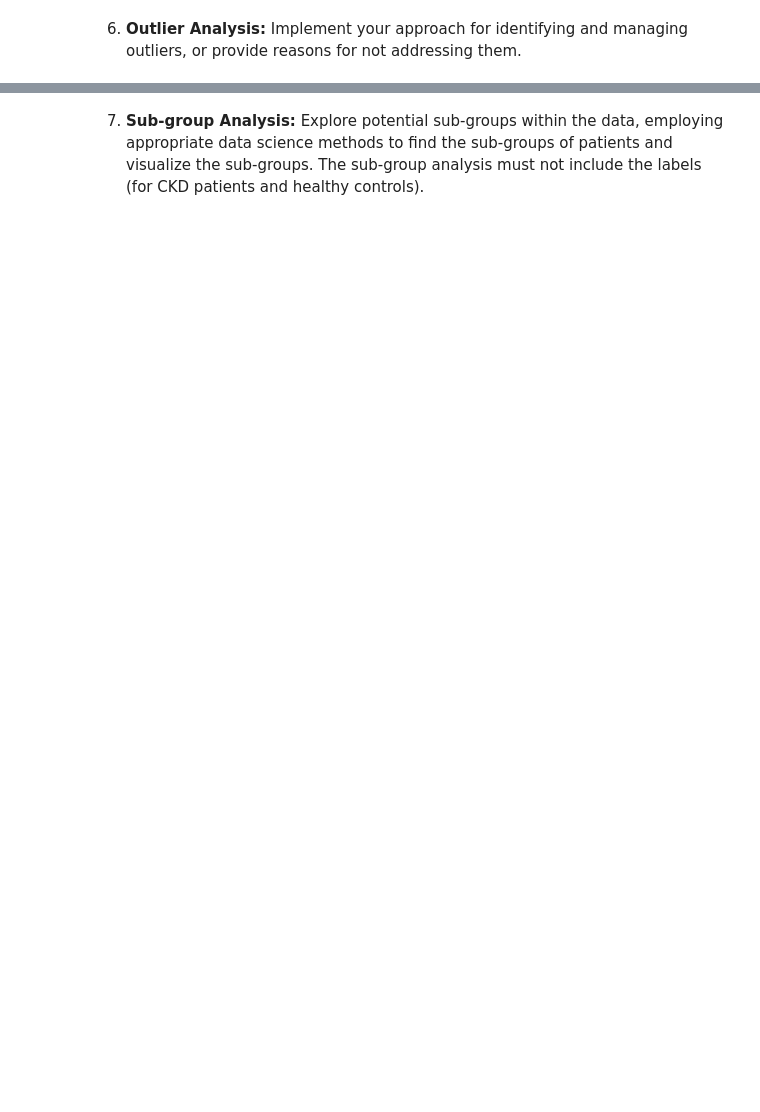
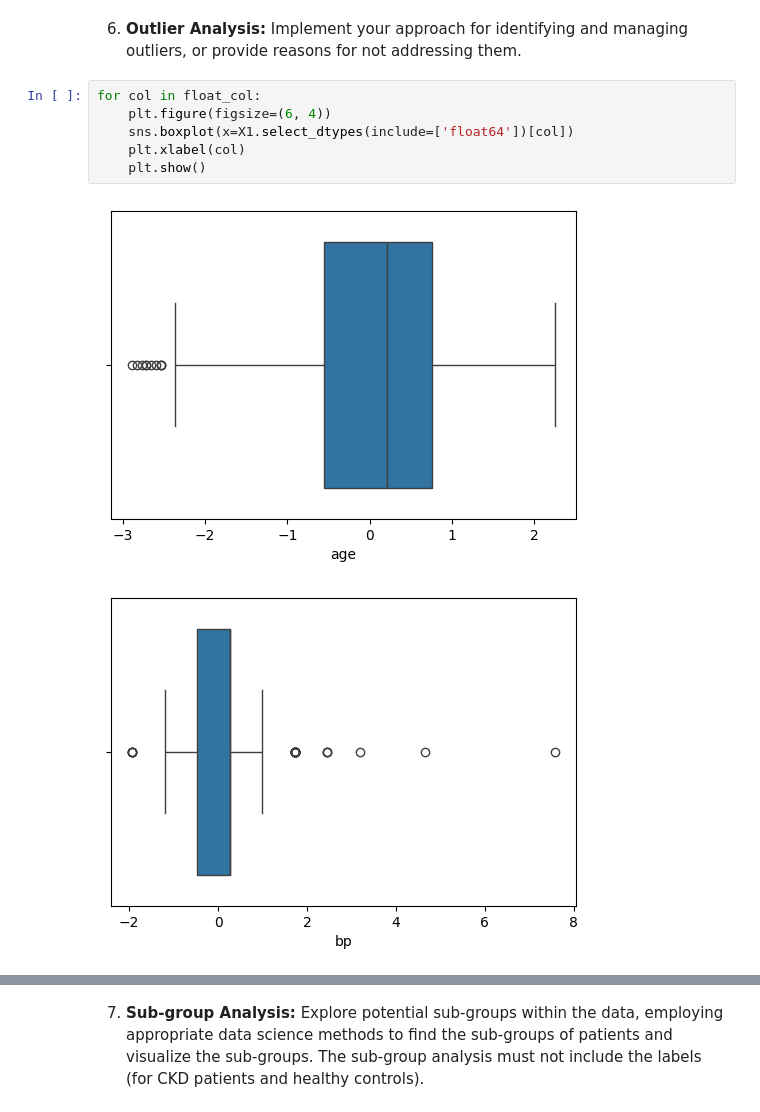
Before and after one commit to dail9/3da-assignment6, a Jupyter notebook: assignment6.ipynb, the cells around one changed output, grey strips where cells are left out. Drawn from its saved outputs; the diff is of its cells as text; blank space fills up the shorter version.

```diff
--- a/assignment6.ipynb
+++ b/assignment6.ipynb
@@ -574,2 +627,11 @@ X_drop
 # %% [markdown]
 6. **Outlier Analysis:** Implement your approach for identifying and managing outliers, or provide reasons for not addressing them.
+# %%
+for col in float_col:
+    plt.figure(figsize=(6, 4))
+    sns.boxplot(x=X1.select_dtypes(include=['float64'])[col])
+    plt.xlabel(col)
+    plt.show()
+# %% [output]
+[figure, added]
+[figure, added]
```
Also changed, not shown: parts of 34 cells of this notebook.
